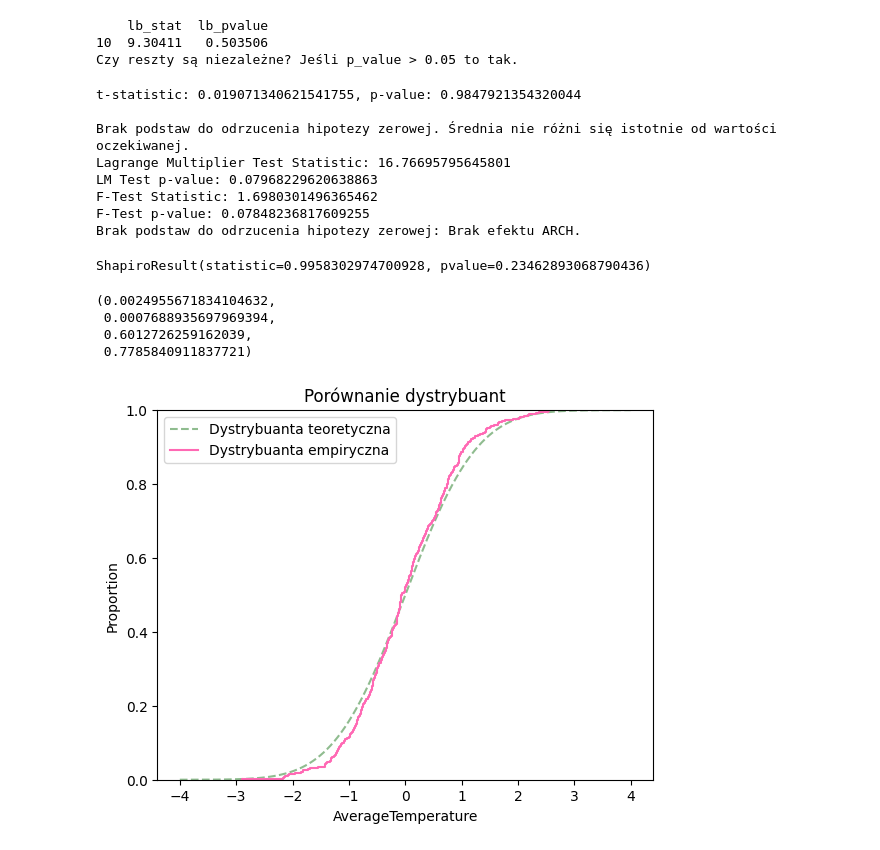
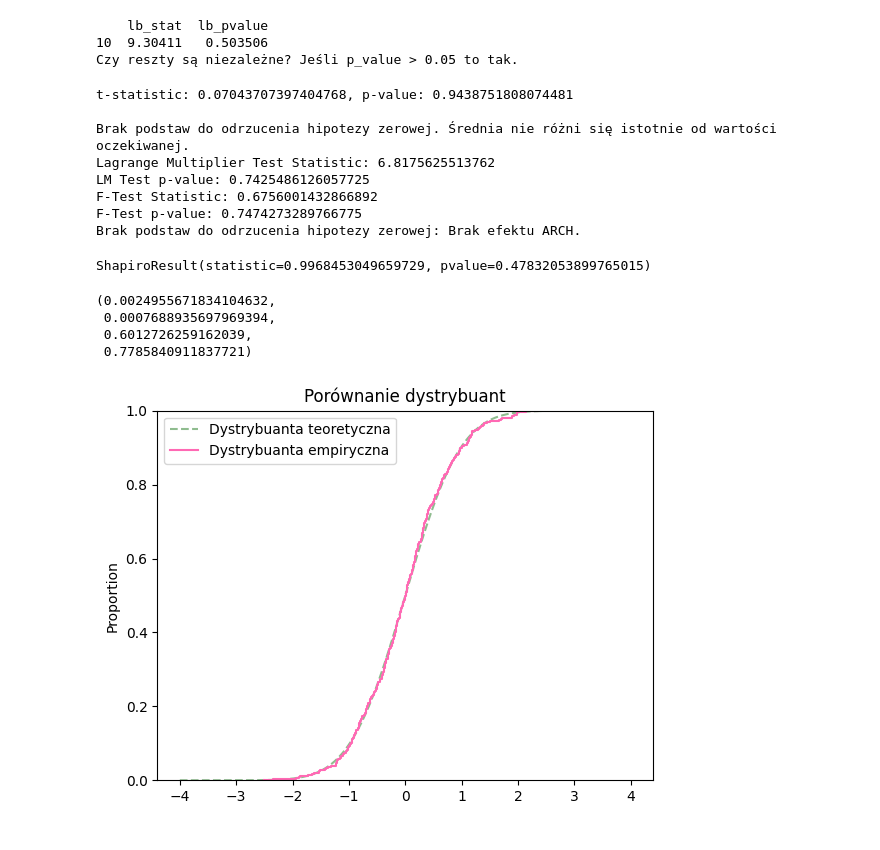
Before and after one commit to MariaNowacka/raport_kaszcz, a Jupyter notebook: sprawko.ipynb, the cells around one changed output. Cells and saved outputs as stored; diff of their text form; code cells hidden in the pictures.

```diff
--- a/sprawko.ipynb
+++ b/sprawko.ipynb
@@ -337,4 +348,6 @@ plt.savefig('3_2_final.png')
 params3
 [phi1_, phi2_, phi3_, theta1_, theta2_] = params3[1:-1]
 phi1_, phi2_, phi3_, theta1_, theta2_
+sigma2 = params3[-1]
+sigma2
 # %% [output]
@@ -384,24 +393,24 @@ plt.title('ACF residuów')
 plt.savefig('resid3_acf.png')
 plt.show()
 # 3. QQ-Plot
-data = X2
-data_sorted = np.sort(data)
-n = len(data)
+data = residuals3
+# data_sorted = np.sort(data)
+# n = len(data)
 quantile_positions = (np.arange(1, n + 1) - 0.5) / n
 theoretical_quantiles = stats.norm.ppf(quantile_positions)
 # plt.figure(figsize=(8, 6))
-plt.scatter(theoretical_quantiles, data_sorted, color="hotpink", label="Dane empiryczne")
-plt.plot(theoretical_quantiles, theoretical_quantiles, color="darkseagreen", label="y=x", linestyle="--")
-plt.xlabel("Teoretyczne kwantyle")
-plt.ylabel("Empiryczne kwantyle")
-plt.title("QQ-plot")
-plt.legend()
-plt.grid()
-plt.savefig('qqplot.png')
+# plt.scatter(theoretical_quantiles, data_sorted, color="hotpink", label="Residua")
+# plt.plot(theoretical_quantiles, theoretical_quantiles, color="darkseagreen", label="y=x", linestyle="--")
+# plt.xlabel("Teoretyczne kwantyle")
+# plt.ylabel("Empiryczne kwantyle")
+# plt.title("QQ-plot")
+# plt.legend()
+# plt.grid()
+# plt.savefig('qqplot.png')
 plt.show()
 # 4. Wykres reszt w czasie
-plt.plot(X3, color='hotpink', linestyle='-', alpha=0.8, label = 'Dane')
-plt.axhline(np.mean(X3), linestyle='--', color='darkseagreen', linewidth=1, label = r'$\mu$')
+plt.plot(data, color='hotpink', linestyle='-', alpha=0.8, label = 'Residua')
+plt.axhline(np.mean(data), linestyle='--', color='darkseagreen', linewidth=1, label = r'$\mu$')
 plt.title("Residua"); plt.legend()
 plt.xlabel("Czas")
 plt.ylabel("Residua")
@@ -424,7 +445,7 @@ Czy reszty są niezależne? Jeśli p_value > 0.05 to tak.
 # średnia
 from scipy.stats import ttest_1samp, chi2
 
-t_stat, p_value = ttest_1samp(X3, popmean=0)
+t_stat, p_value = ttest_1samp(data, popmean=0)
 print(f"t-statistic: {t_stat}, p-value: {p_value}")
 if p_value < 0.05:
     print("\nOdrzucamy hipotezę zerową. Średnia różni się od wartości oczekiwanej.")
@@ -436,7 +457,7 @@ from arch import arch_model
 from statsmodels.stats.diagnostic import het_arch
 
 lags = 10
-arch_test = het_arch(X3, nlags=lags)
+arch_test = het_arch(data, nlags=lags)
 
 # Wyniki testu
 lm_stat = arch_test[0]  # Statystyka testu LM
@@ -454,19 +475,19 @@ if lm_pvalue < 0.05:
 else:
     print("Brak podstaw do odrzucenia hipotezy zerowej: Brak efektu ARCH.")
 # %% [output]
-t-statistic: 0.019071340621541755, p-value: 0.9847921354320044
+t-statistic: 0.07043707397404768, p-value: 0.9438751808074481
 
 Brak podstaw do odrzucenia hipotezy zerowej. Średnia nie różni się istotnie od wartości oczekiwanej.
-Lagrange Multiplier Test Statistic: 16.76695795645801
-LM Test p-value: 0.07968229620638863
-F-Test Statistic: 1.6980301496365462
-F-Test p-value: 0.07848236817609255
+Lagrange Multiplier Test Statistic: 6.8175625513762
+LM Test p-value: 0.7425486126057725
+F-Test Statistic: 0.6756001432866892
+F-Test p-value: 0.7474273289766775
 Brak podstaw do odrzucenia hipotezy zerowej: Brak efektu ARCH.
 # %%
 # normalność
-stats.shapiro(X3)
+stats.shapiro(data)
 # %% [output]
-ShapiroResult(statistic=0.9958302974700928, pvalue=0.23462893068790436)
+ShapiroResult(statistic=0.9968453049659729, pvalue=0.47832053899765015)
 # %%
 np.mean(residuals3), np.mean(X3), np.var(residuals3), np.var(X3)
 # %% [output]
@@ -476,12 +497,12 @@ np.mean(residuals3), np.mean(X3), np.var(residuals3), np.var(X3)
  0.7785840911837721)
 # %%
 x = np.linspace(-4, 4, 500)
-plt.plot(x, norm.cdf(x, 0, 1), label = 'Dystrybuanta teoretyczna', color = 'darkseagreen', ls = '--')
-ssn.ecdfplot(data = X2, label = 'Dystrybuanta empiryczna', color = 'hotpink')
+plt.plot(x, norm.cdf(x, 0, np.sqrt(sigma2)), label = 'Dystrybuanta teoretyczna', color = 'darkseagreen', ls = '--')
+ssn.ecdfplot(data = data, label = 'Dystrybuanta empiryczna', color = 'hotpink')
 plt.legend(); plt.title('Porównanie dystrybuant')
 plt.savefig('cdf.png')
 # %% [output]
-[figure, old version]
+[figure, new version]
 # %%
 # linie kwantylowe
 from statsmodels.tsa.arima_process import ArmaProcess
```
Also changed, not shown: parts of 9 cells of this notebook, 7 other files.
